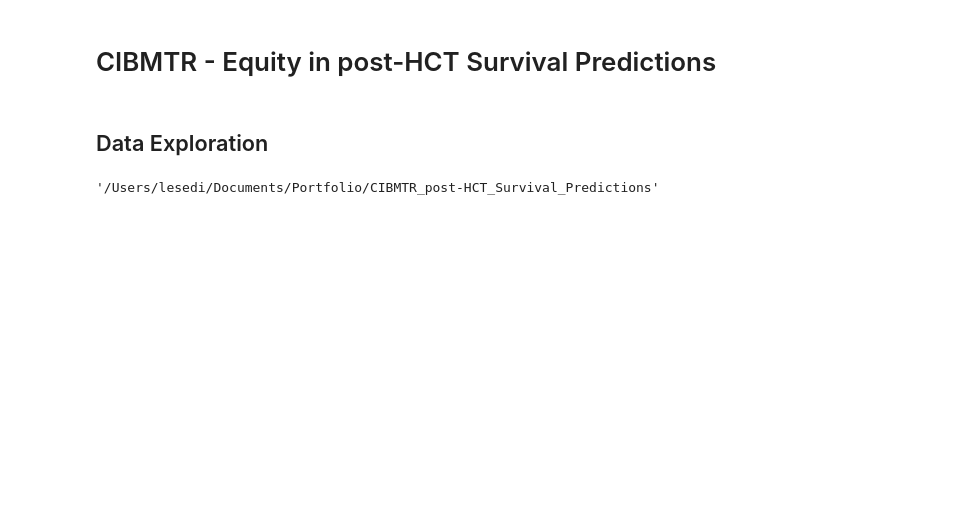
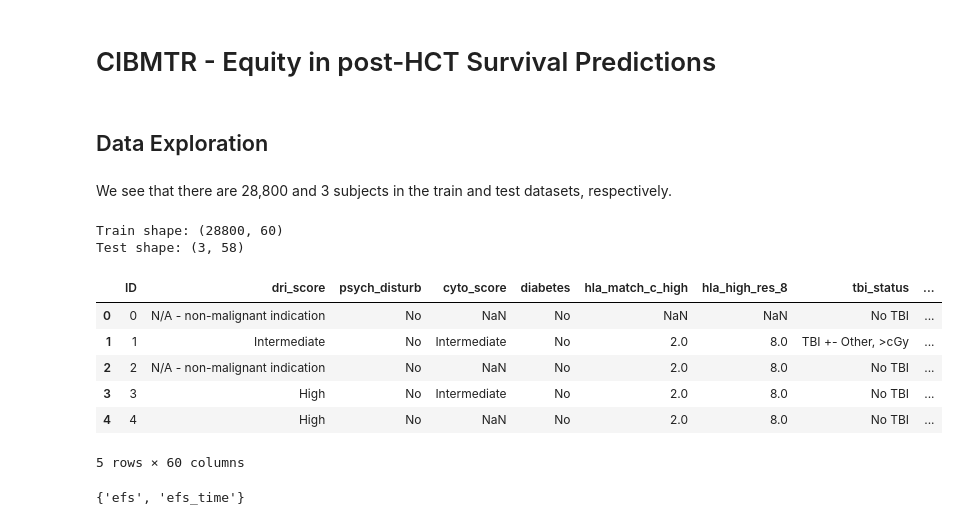
Before and after one commit to LesediLC/Portfolio, a Jupyter notebook: Survival_Predictions.ipynb, the cells around one changed output. Drawn from its saved outputs; the diff is of its cells as text; code cells hidden in the pictures; blank space fills up the shorter version.

```diff
--- a/Survival_Predictions.ipynb
+++ b/Survival_Predictions.ipynb
@@ -8,3 +13,5 @@ import pandas as pd
 # %% [markdown]
 ## Data Exploration
+# %% [markdown]
+We see that there are 28,800 and 3 subjects in the train and test datasets, respectively.
 # %%
@@ -11,6 +19,21 @@ import pandas as pd
 train = pd.read_csv('./input/train.csv')
 test = pd.read_csv('./input/test.csv')
-# %%
-os.getcwd()
-# %% [output]
-'/Users/lesedi/Documents/Portfolio/CIBMTR_post-HCT_Survival_Predictions'
+# %%
+print(f"Train shape: {train.shape}")
+print(f"Test shape: {test.shape}")
+train.head()
+# %% [output]
+Train shape: (28800, 60)
+Test shape: (3, 58)
+|  | ID | dri_score | psych_disturb | cyto_score | diabetes | hla_match_c_high | hla_high_res_8 | tbi_status | ... |
+| 0 | 0 | N/A - non-malignant indication | No | NaN | No | NaN | NaN | No TBI | ... |
+| 1 | 1 | Intermediate | No | Intermediate | No | 2.0 | 8.0 | TBI +- Other, >cGy | ... |
+| 2 | 2 | N/A - non-malignant indication | No | NaN | No | 2.0 | 8.0 | No TBI | ... |
+| 3 | 3 | High | No | Intermediate | No | 2.0 | 8.0 | No TBI | ... |
+| 4 | 4 | High | No | NaN | No | 2.0 | 8.0 | No TBI | ... |
+5 rows × 60 columns
+# %%
+# Columns not present in test set
+set(train.columns) - set(test.columns)
+# %% [output]
+{'efs', 'efs_time'}
```
Also changed, not shown: parts of 16 cells of this notebook, 4 other files.
